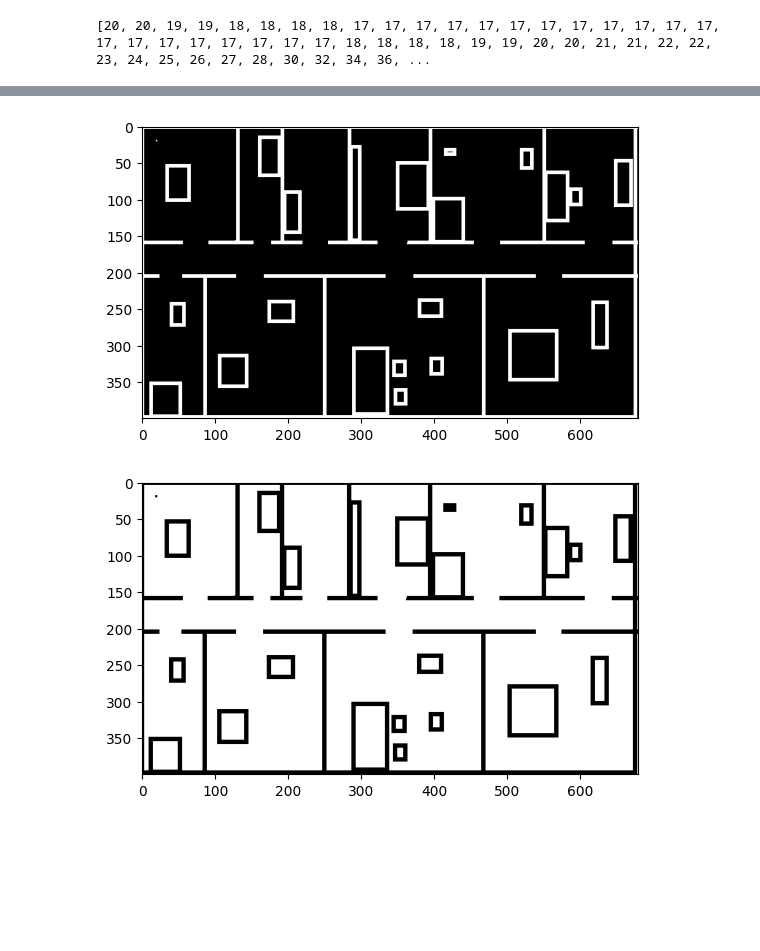
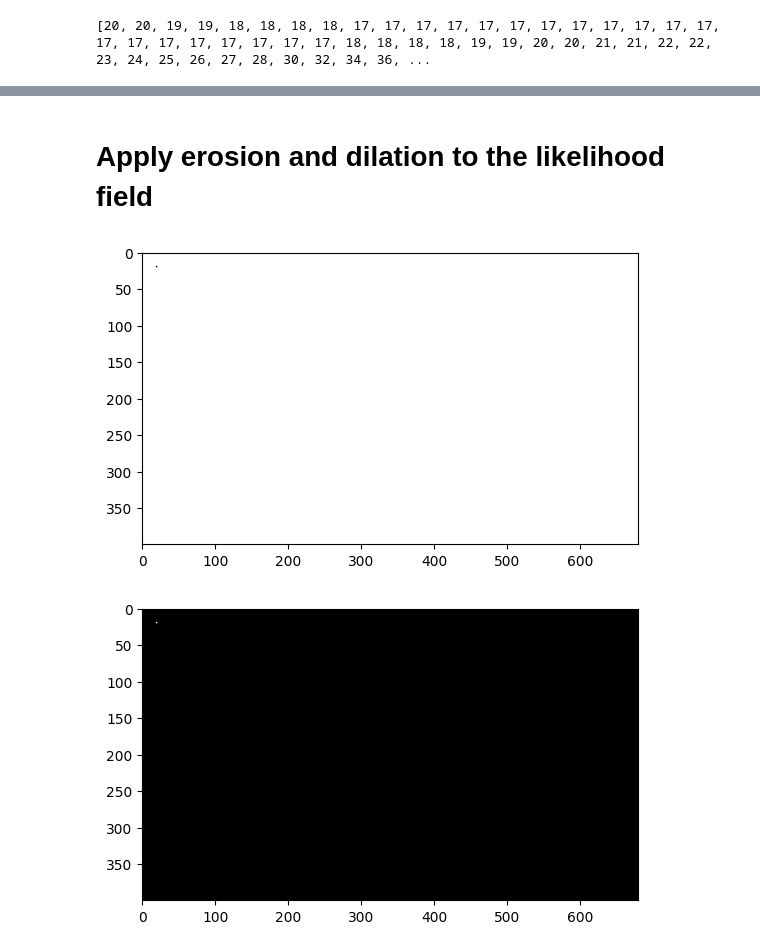
Before and after one commit to Mostafa-wael/Beam-Sensor-Model, a Jupyter notebook: solver.ipynb, the cells around one changed output, grey strips where cells are left out. Cells and saved outputs as stored; diff of their text form; code cells hidden in the pictures; blank space fills up the shorter version.

```diff
--- a/solver.ipynb
+++ b/solver.ipynb
@@ -42,0 +41,9 @@ for x in range(likelihood.shape[0]):
+# %%
+likelihood = getLikelihoodParallel(getBinaryInitialMap(), rays)
+normalizedLikelihood = likelihood/np.max(likelihood) # normalize the likelihood
+#######################################################
+# Save the likelihood to likelihood.txt
+np.savetxt('results/likelihood.txt', likelihood, fmt='%d')
+np.savetxt('results/normalizedLikelihood.txt', normalizedLikelihood, fmt='%d')
+plt.imshow(likelihood, cmap='gray')
+plt.show()
@@ -43,15 +53,17 @@ for x in range(likelihood.shape[0]):
+# %% [markdown]
+# Apply erosion and dilation to the likelihood field
 # %%
 from skimage.morphology import dilation, erosion
 kernel = np.ones((2,2),np.uint8)
 
-# apply dilation the map with a nxn kernel using skimage
-newLikelihood = dilation(newLikelihood, kernel)
+# apply erosion to the map with a nxn kernel using skimage
+newLikelihood = erosion(1 - normalizedLikelihood, kernel)
 plt.imshow(newLikelihood, cmap='gray')
 plt.show()
-# apply erosion to the map with a nxn kernel using skimage
-newLikelihood = erosion(1 - newLikelihood, kernel)
+# apply dilation the map with a nxn kernel using skimage
+newLikelihood = dilation(normalizedLikelihood, kernel)
 plt.imshow(newLikelihood, cmap='gray')
 plt.show()
 # %% [output]
-[figure, old version]
+[figure, new version]
-[figure, old version]
+[figure, new version]
```
Also changed, not shown: parts of 13 cells of this notebook, 8 other files.
